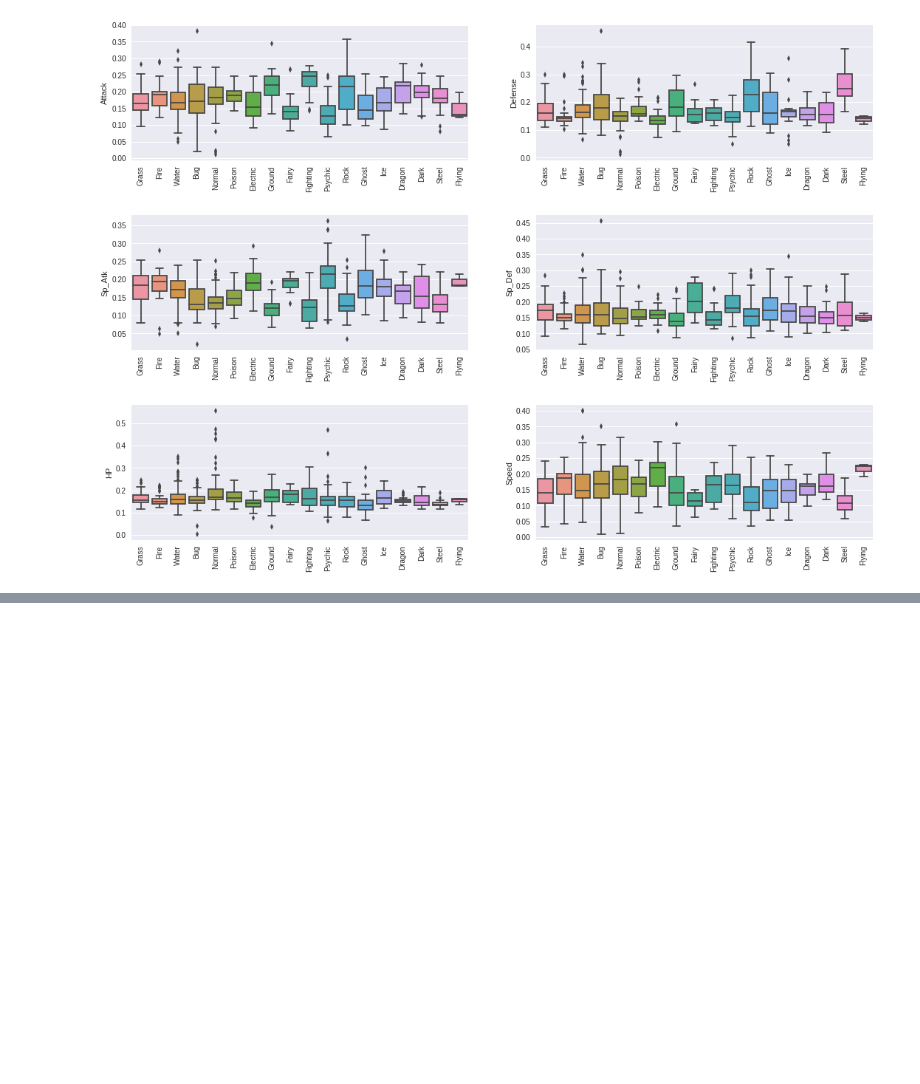
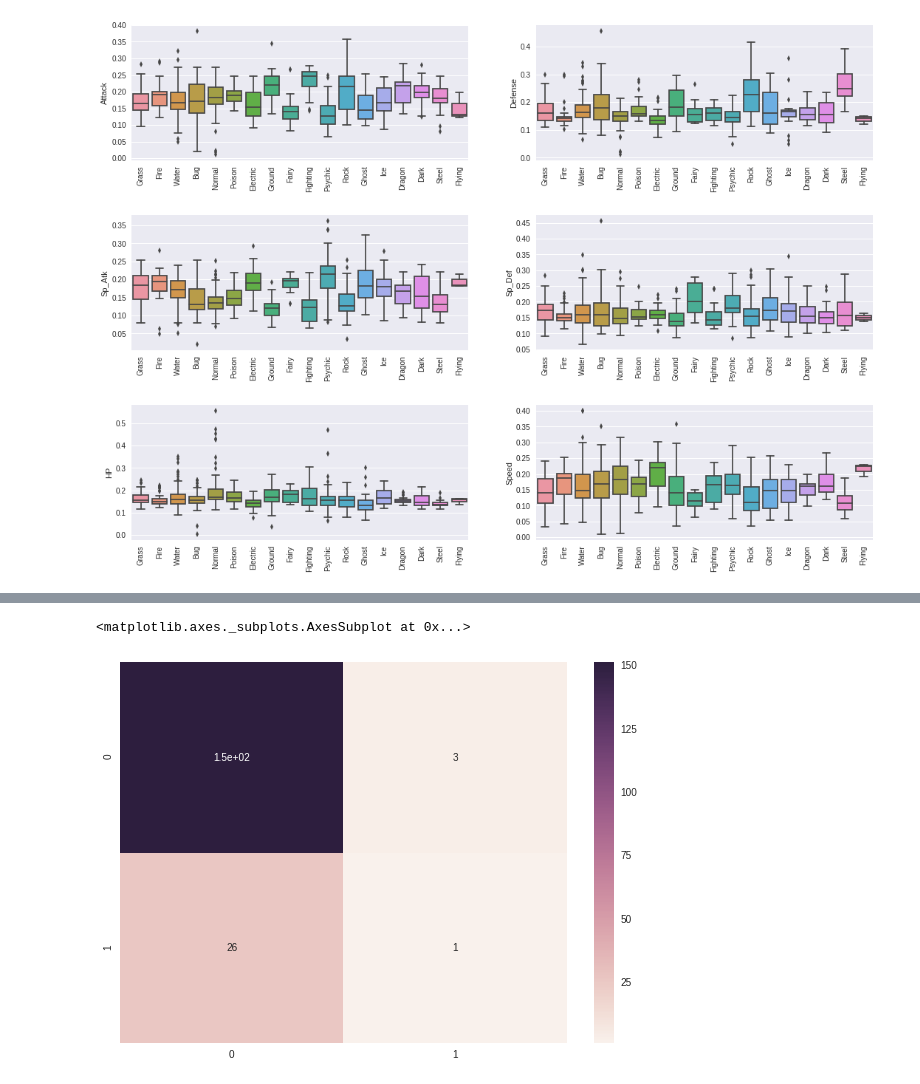
Before and after one commit to varennes/Pokemon-ML, a Jupyter notebook: notebook/02_typePrediction.ipynb, the cells around one changed output, grey strips where cells are left out. Cells and saved outputs as stored; diff of their text form; code cells hidden in the pictures; blank space fills up the shorter version.

Commit message:
Started work on a Flying type classifier

```diff
--- a/notebook/02_typePrediction.ipynb
+++ b/notebook/02_typePrediction.ipynb
@@ -190,0 +229,5 @@ for i, b in enumerate( battleFeatures):
+# %%
+df_flying = df_flying.drop(['Grass', 'Fire', 'Water', 'Bug', 'Normal',
+                            'Poison', 'Electric', 'Ground', 'Fairy',
+                            'Fighting', 'Psychic', 'Rock', 'Ghost',
+                            'Ice', 'Dragon', 'Dark', 'Steel'], axis=1)
@@ -190,0 +256,10 @@ for i, b in enumerate( battleFeatures):
+# %%
+columnIndex = df_flying.columns
+features    = df_flying[ columnIndex[1:]]
+typeFlying  = df_flying['Flying']
+# %%
+clf_log = LogisticRegression( C=0.1)
+
+X_train, X_test, y_train, y_test = train_test_split( features, typeFlying, test_size=0.25, random_state=10)
+
+clf_log.fit( X_train, y_train)
@@ -190,0 +271,2 @@ for i, b in enumerate( battleFeatures):
+# %%
+y_predict = clf_log.predict( X_test)
@@ -190,0 +284,9 @@ for i, b in enumerate( battleFeatures):
+# %%
+type1_categories = df_master['Type_1'].astype('category').cat.categories
+
+df_cm = pd.DataFrame( metrics.confusion_matrix( y_test,  y_predict))
+plt.figure(figsize = (10,7))
+sns.heatmap(df_cm, annot=True)
+# %% [output]
+<matplotlib.axes._subplots.AxesSubplot at 0x...>
+[figure, added]
```
Also changed, not shown: parts of 8 cells of this notebook, 1 other file.
